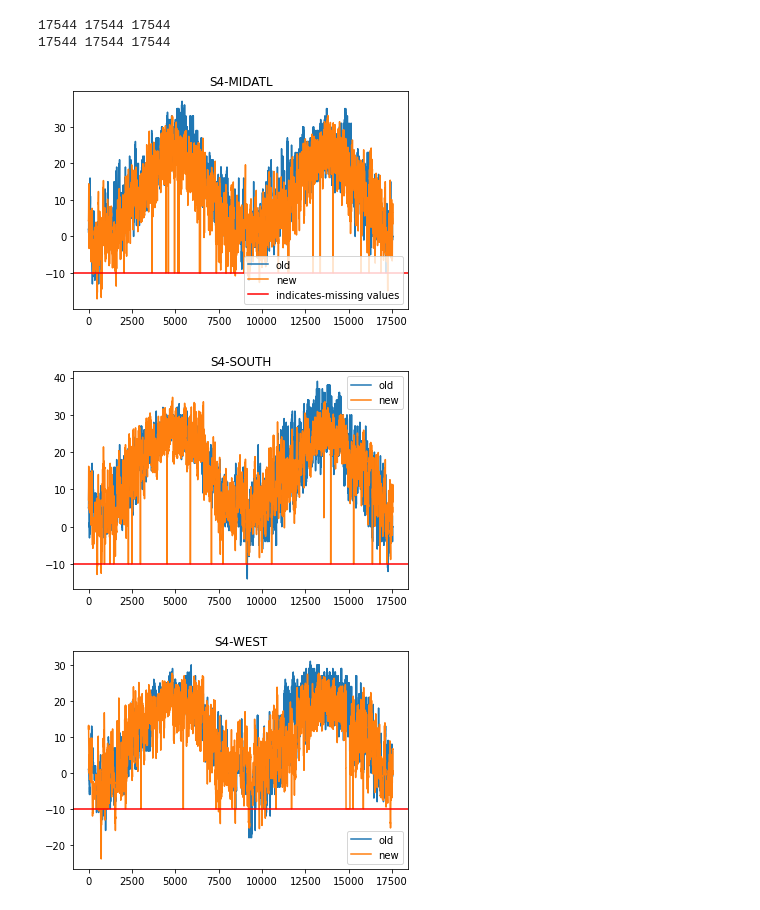
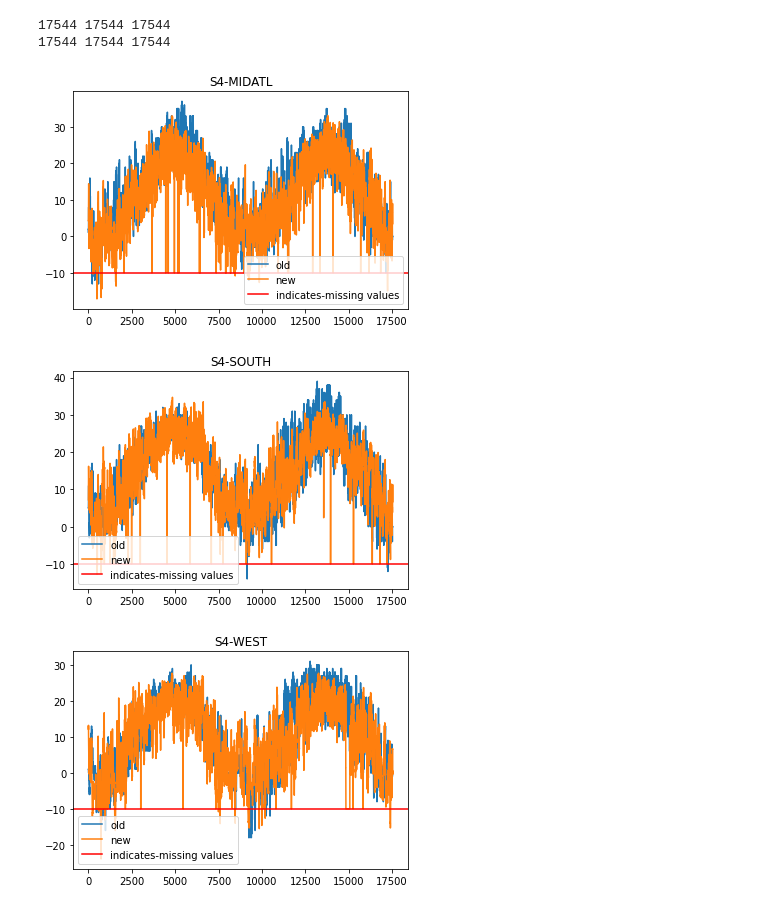
Before and after one commit to ivbhatt/correction, a Jupyter notebook: cleaner.ipynb, the cells around one changed output. Cells and saved outputs as stored; diff of their text form; code cells hidden in the pictures.

```diff
--- a/cleaner.ipynb
+++ b/cleaner.ipynb
@@ -64,12 +61,12 @@ with open("corrected\\S4\\SOUTH.csv", "w") as fp:
     fp.write("Temperature\n"+south)
 # %%
-old_MIDATL = pd.read_csv("incorrect\\S4\\MIDATL.csv")
-old_SOUTH = pd.read_csv("incorrect\\S4\\SOUTH.csv")
-old_WEST = pd.read_csv("incorrect\\S4\\WEST.csv")
+old_MIDATL = pd.read_csv(os.path.join("incorrect","S4","MIDATL.csv"))
+old_SOUTH = pd.read_csv(os.path.join("incorrect","S4","SOUTH.csv"))
+old_WEST = pd.read_csv(os.path.join("incorrect","S4","WEST.csv"))
 
-new_MIDATL = pd.read_csv("corrected\\S4\\MIDATL.csv")
-new_SOUTH = pd.read_csv("corrected\\S4\\SOUTH.csv")
-new_WEST = pd.read_csv("corrected\\S4\\WEST.csv")
+new_MIDATL = pd.read_csv(os.path.join("corrected","S4","MIDATL.csv"))
+new_SOUTH = pd.read_csv(os.path.join("corrected","S4","SOUTH.csv"))
+new_WEST = pd.read_csv(os.path.join("corrected","S4","WEST.csv"))
 # %%
 old_MIDATL["Temperature"].corr(new_MIDATL["Temperature"])
 # %% [output]
@@ -97,30 +94,30 @@ plt.legend()
 plt.title("S4-MIDATL")
 plt.show()
 # %% [output]
-[figure, old version]
+[figure, new version]
 # %%
 plt.plot(old_SOUTH["Temperature"], label="old")
 plt.plot(new_SOUTH["Temperature"].replace(-9999.0, -10), label="new")
 
-plt.axhline(y = -10, color="red")
+plt.axhline(y = -10, color="red", label = "indicates-missing values")
 plt.legend()
 plt.title("S4-SOUTH")
 
 plt.show()
 # %% [output]
-[figure, old version]
+[figure, new version]
 # %%
 plt.plot(old_WEST["Temperature"], label="old")
 plt.plot(new_WEST["Temperature"].replace(-9999.0, -10), label="new")
 
-plt.axhline(y = -10, color="red")
+plt.axhline(y = -10, color="red", label = "indicates-missing values")
 
 plt.title("S4-WEST")
 
 plt.legend()
 plt.show()
 # %% [output]
-[figure, old version]
+[figure, new version]
 # %%
 new_SOUTH["Net"] = old_SOUTH["Net"]
 new_WEST["Net"] = old_WEST["Net"]
```
Also changed, not shown: parts of 8 cells of this notebook.
